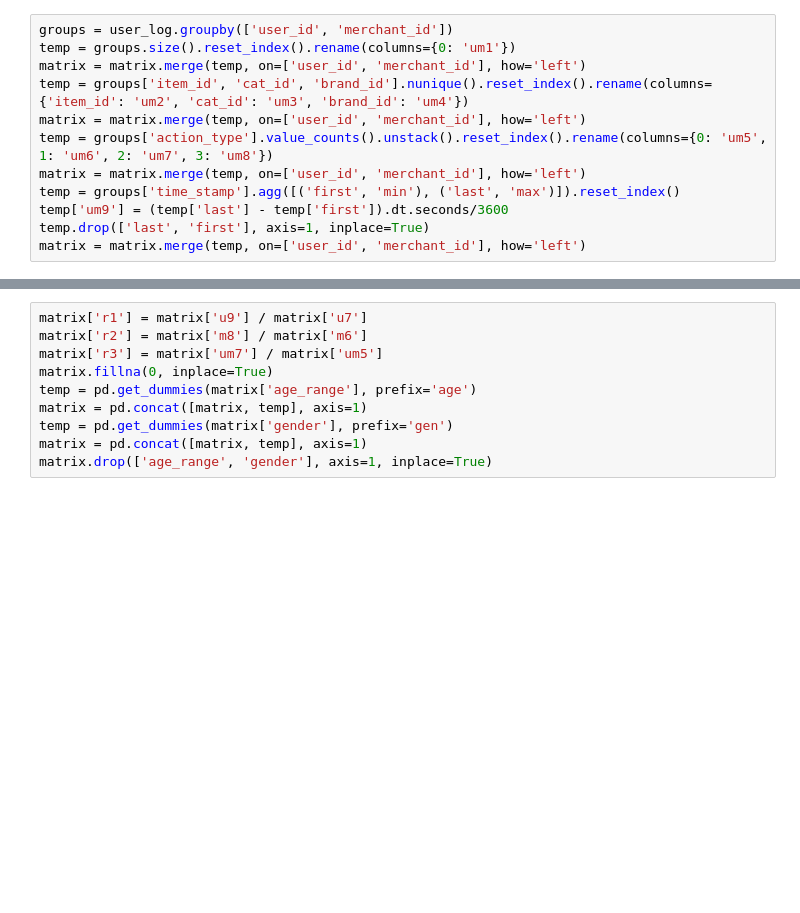
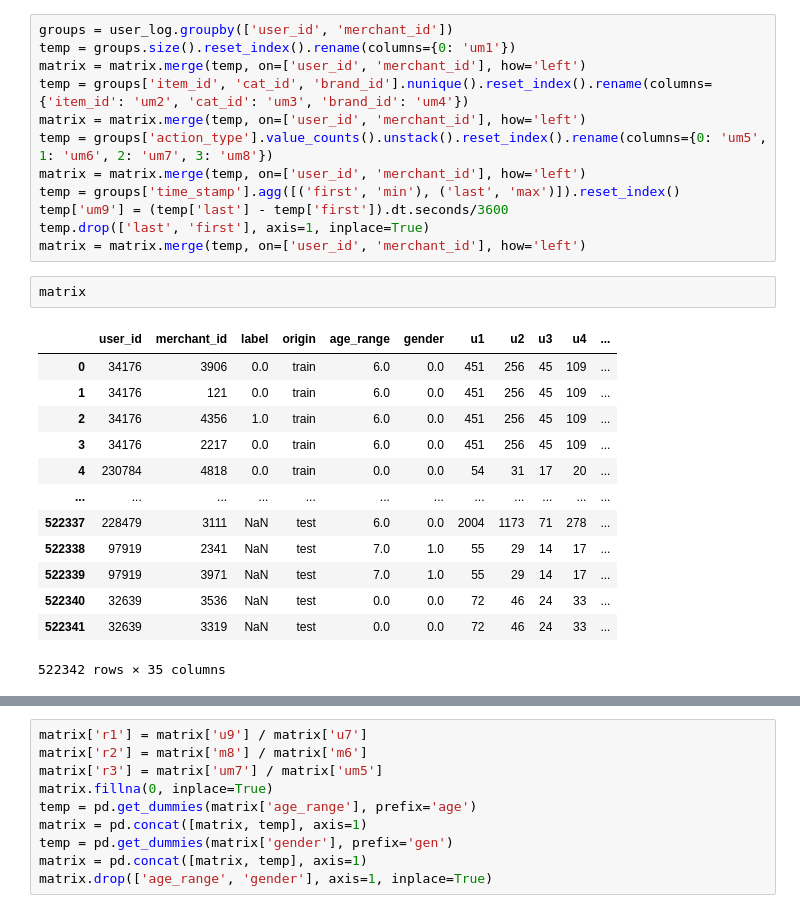
Before and after one commit to Paul-Hwang/Recommend-System, a Jupyter notebook: Week11/Tmall_challenge_DIN.ipynb, the cells around one changed output, grey strips where cells are left out. Drawn from its saved outputs; the diff is of its cells as text; blank space fills up the shorter version.

```diff
--- a/Week11/Tmall_challenge_DIN.ipynb
+++ b/Week11/Tmall_challenge_DIN.ipynb
@@ -127,3 +129,19 @@ temp = groups['time_stamp'].agg([('first', 'min'), ('last', 'max')]).reset_index
 temp['um9'] = (temp['last'] - temp['first']).dt.seconds/3600
 temp.drop(['last', 'first'], axis=1, inplace=True)
 matrix = matrix.merge(temp, on=['user_id', 'merchant_id'], how='left')
+# %%
+matrix
+# %% [output]
+|  | user_id | merchant_id | label | origin | age_range | gender | u1 | u2 | u3 | u4 | ... |
+| 0 | 34176 | 3906 | 0.0 | train | 6.0 | 0.0 | 451 | 256 | 45 | 109 | ... |
+| 1 | 34176 | 121 | 0.0 | train | 6.0 | 0.0 | 451 | 256 | 45 | 109 | ... |
+| 2 | 34176 | 4356 | 1.0 | train | 6.0 | 0.0 | 451 | 256 | 45 | 109 | ... |
+| 3 | 34176 | 2217 | 0.0 | train | 6.0 | 0.0 | 451 | 256 | 45 | 109 | ... |
+| 4 | 230784 | 4818 | 0.0 | train | 0.0 | 0.0 | 54 | 31 | 17 | 20 | ... |
+| ... | ... | ... | ... | ... | ... | ... | ... | ... | ... | ... | ... |
+| 522337 | 228479 | 3111 | NaN | test | 6.0 | 0.0 | 2004 | 1173 | 71 | 278 | ... |
+| 522338 | 97919 | 2341 | NaN | test | 7.0 | 1.0 | 55 | 29 | 14 | 17 | ... |
+| 522339 | 97919 | 3971 | NaN | test | 7.0 | 1.0 | 55 | 29 | 14 | 17 | ... |
+| 522340 | 32639 | 3536 | NaN | test | 0.0 | 0.0 | 72 | 46 | 24 | 33 | ... |
+| 522341 | 32639 | 3319 | NaN | test | 0.0 | 0.0 | 72 | 46 | 24 | 33 | ... |
+522342 rows × 35 columns
```
Also changed, not shown: parts of 9 cells of this notebook, 1 other file.
